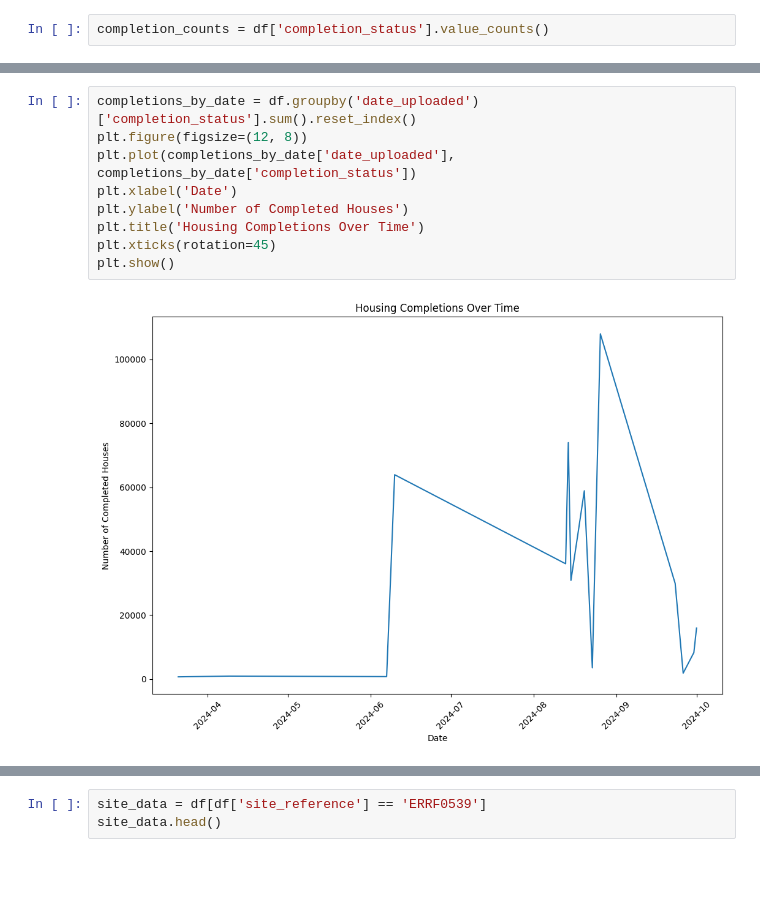
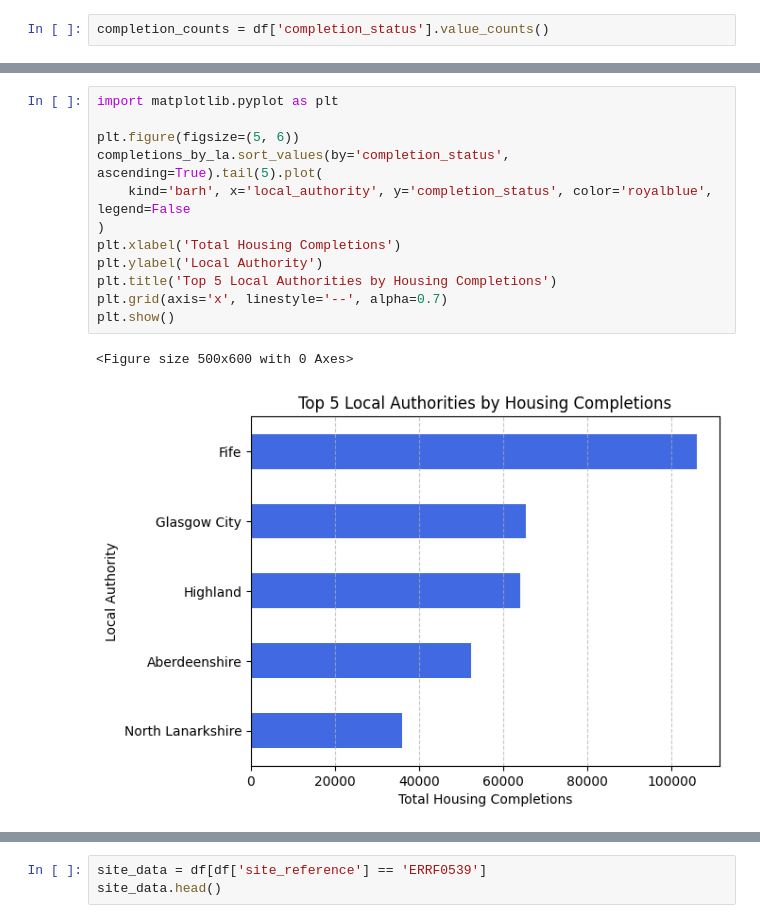
Before and after one commit to FaithHyam/Scotland-Housing-Land-Supply-Analysis-2022-23, a Jupyter notebook: Notebook_Scotland_Land.ipynb, the cells around one changed output, grey strips where cells are left out. Drawn from its saved outputs; the diff is of its cells as text; blank space fills up the shorter version.

```diff
--- a/Notebook_Scotland_Land.ipynb
+++ b/Notebook_Scotland_Land.ipynb
@@ -150,11 +181,15 @@ Date Analysis: Housing Trends Over Time
-# %%
-completions_by_date = df.groupby('date_uploaded')['completion_status'].sum().reset_index()
-plt.figure(figsize=(12, 8))
-plt.plot(completions_by_date['date_uploaded'], completions_by_date['completion_status'])
-plt.xlabel('Date')
-plt.ylabel('Number of Completed Houses')
-plt.title('Housing Completions Over Time')
-plt.xticks(rotation=45)
-plt.show()
-# %% [output]
-[figure, removed]
+# %%
+import matplotlib.pyplot as plt
+
+plt.figure(figsize=(5, 6))
+completions_by_la.sort_values(by='completion_status', ascending=True).tail(5).plot(
+    kind='barh', x='local_authority', y='completion_status', color='royalblue', legend=False
+)
+plt.xlabel('Total Housing Completions')
+plt.ylabel('Local Authority')
+plt.title('Top 5 Local Authorities by Housing Completions')
+plt.grid(axis='x', linestyle='--', alpha=0.7)
+plt.show()
+# %% [output]
+<Figure size 500x600 with 0 Axes>
+[figure, added]
```
Also changed, not shown: parts of 17 cells of this notebook.
